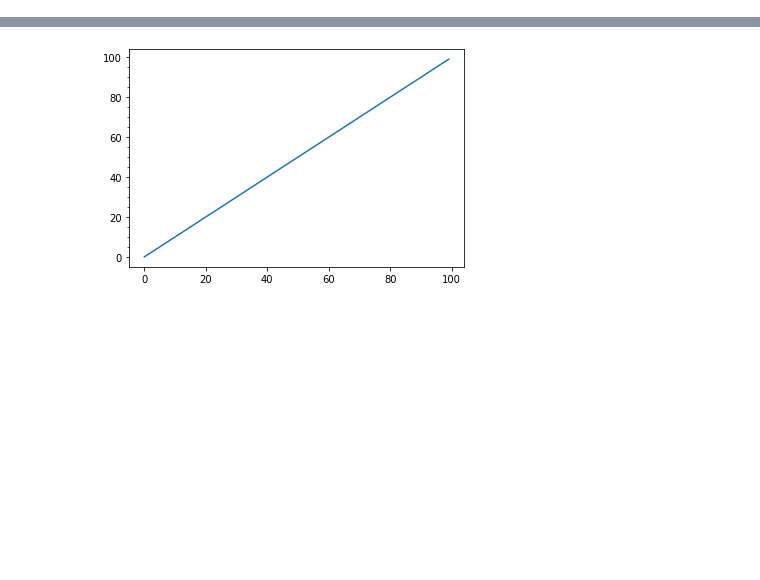
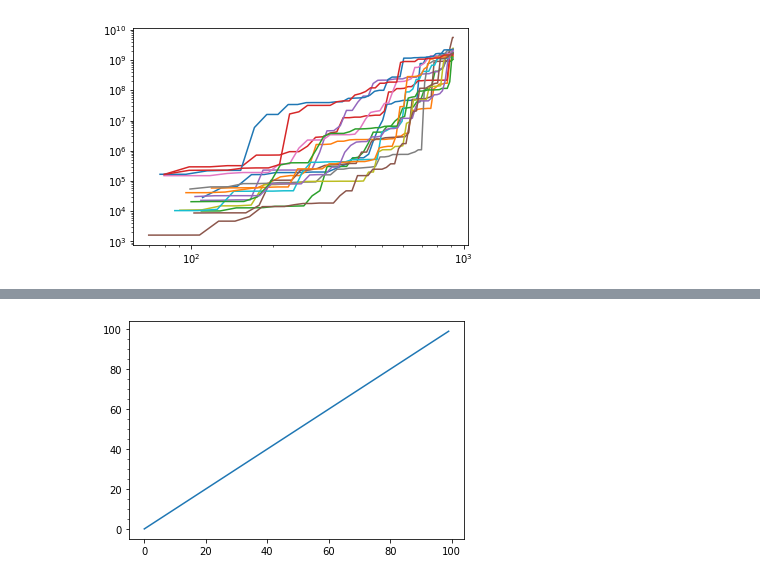
Before and after one commit to lovetomatoes/BHMF, a Jupyter notebook: Untitled.ipynb, the cells around one changed output, grey strips where cells are left out. Cells and saved outputs as stored; diff of their text form; code cells hidden in the pictures; blank space fills up the shorter version.

```diff
--- a/Untitled.ipynb
+++ b/Untitled.ipynb
@@ -2,0 +10,12 @@ from PYmodule import *
+# %%
+prex = '../temp/distf2N7_08201204_'
+# %%
+T_M = np.loadtxt(prex+'Mevol.txt') # each line a BH growth track; all end with M>1e8
+T_t = np.loadtxt(prex+'tevol.txt') # each line a BH growth track; all end with M>1e8
+# %%
+for i in range(len(T_t)):
+    # print(T_t[i]); break
+    plt.loglog(T_t[i],T_M[i])
+# plt.
+# %% [output]
+[figure, added]
```
Also changed, not shown: parts of 13 cells of this notebook, 7 other files.
